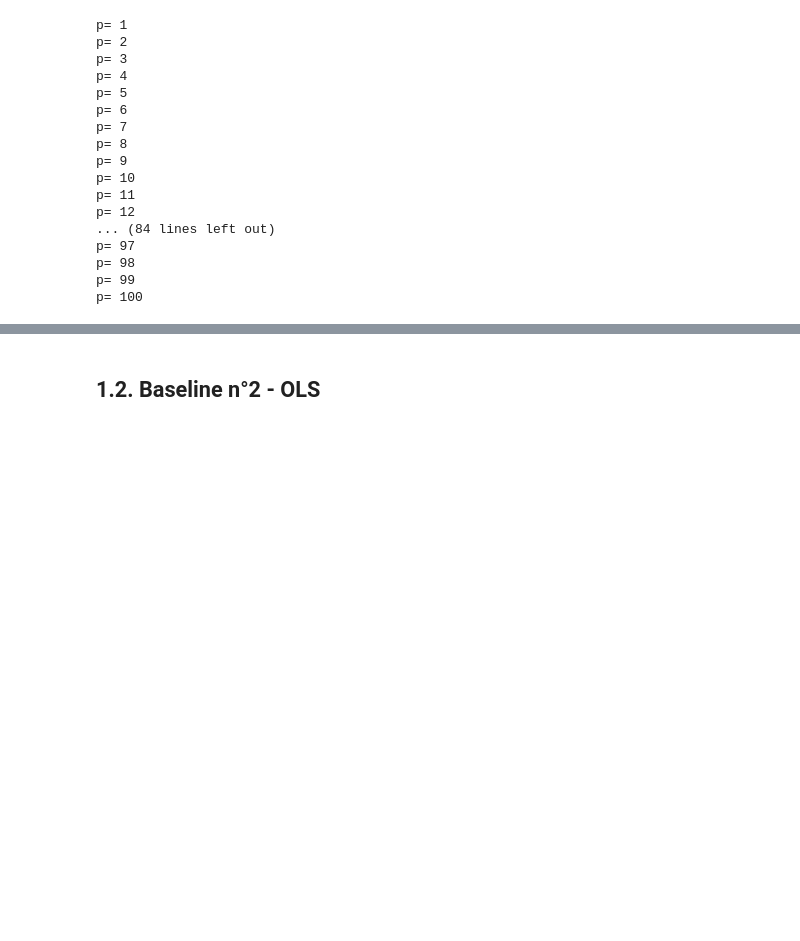
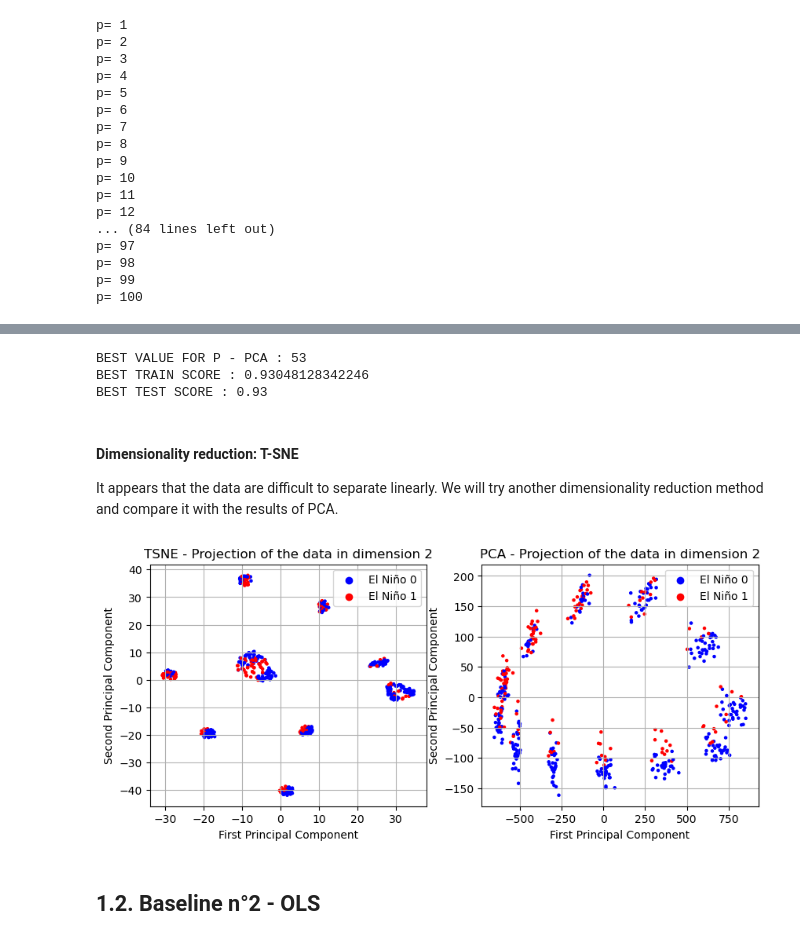
Before and after one commit to odd2022/El-Nino, a Jupyter notebook: 1_month_prediction.ipynb, the cells around one changed output, grey strips where cells are left out. Cells and saved outputs as stored; diff of their text form; code cells hidden in the pictures; blank space fills up the shorter version.

Commit message:
with TSNE

```diff
--- a/1_month_prediction.ipynb
+++ b/1_month_prediction.ipynb
@@ -364,0 +362,19 @@ plt.grid()
+# %%
+# Get the best score
+best_index = np.argsort(-np.array(test_score_accuracy))[0]
+best_p_value = p_values[best_index]
+best_test_score_pca = test_score_accuracy[best_index]
+best_train_score_pca = train_score_accuracy[best_index]
+
+# Prints
+print(f"BEST VALUE FOR P - PCA : {best_p_value}")
+print(f"BEST TRAIN SCORE : {best_train_score_pca}")
+print(f"BEST TEST SCORE : {best_test_score_pca}")
+# %% [output]
+BEST VALUE FOR P - PCA : 53
+BEST TRAIN SCORE : 0.93048128342246
+BEST TEST SCORE : 0.93
+# %% [markdown]
+#### Dimensionality reduction: T-SNE
+
+It appears that the data are difficult to separate linearly. We will try another dimensionality reduction method and compare it with the results of PCA.
@@ -365,3 +383,55 @@ plt.grid()
+# %%
+# PCA with p=2
+PCA_sst = PCA(n_components=2)
+PCA_sst.fit(X)
+# fit the model and project in 2D
+Xp_sst = PCA_sst.fit_transform(X)
+# plot the data in dimension 2
+plt.scatter(Xp_sst[:, 0], Xp_sst[:, 1],s=5, c=scatter_colors)
+plt.xlabel('First Principal Component')
+plt.ylabel('Second Principal Component')
+plt.title("Projection of the data in dimension 2")
+for el_nino, color in colors.items():
+    plt.scatter([], [], color=color, label='El Niño '+ str(el_nino))
+plt.legend()
+plt.grid()
+# %%
+# TSNE
+TSNE_sst = TSNE(n_components=2, perplexity=30) # default parameters
+Xtsne_sst =TSNE_sst.fit_transform(X)
+
+# PCA
+PCA_sst = PCA(n_components=2)
+PCA_sst.fit(X)
+Xp_sst = PCA_sst.fit_transform(X)
+
+
+# plot the data in dimension 2 for TSNE
+colors = {0: 'blue', 1: 'red'}
+scatter_colors = [colors[el_nino] for el_nino in y]
+
+plt.figure(figsize=(10, 4))
+plt.subplot(1,2,1)
+plt.scatter(Xtsne_sst[:, 0], Xtsne_sst[:, 1],s=5, c=scatter_colors)
+plt.xlabel('First Principal Component')
+plt.ylabel('Second Principal Component')
+plt.title("TSNE - Projection of the data in dimension 2")
+for el_nino, color in colors.items():
+    plt.scatter([], [], color=color, label='El Niño '+ str(el_nino))
+plt.legend()
+plt.grid()
+ # plot the date in dimension 2 for PCA
+plt.subplot(1,2,2)
+plt.scatter(Xp_sst[:, 0], Xp_sst[:, 1],s=5, c=scatter_colors)
+plt.xlabel('First Principal Component')
+plt.ylabel('Second Principal Component')
+plt.title("PCA - Projection of the data in dimension 2")
+for el_nino, color in colors.items():
+    plt.scatter([], [], color=color, label='El Niño '+ str(el_nino))
+plt.legend()
+plt.grid()
+# %% [output]
+[figure, added]
 # %% [markdown]
 ## 1.2. Baseline n°2 - OLS
 # %%
```
Also changed, not shown: parts of 5 cells of this notebook, 1 other file.
